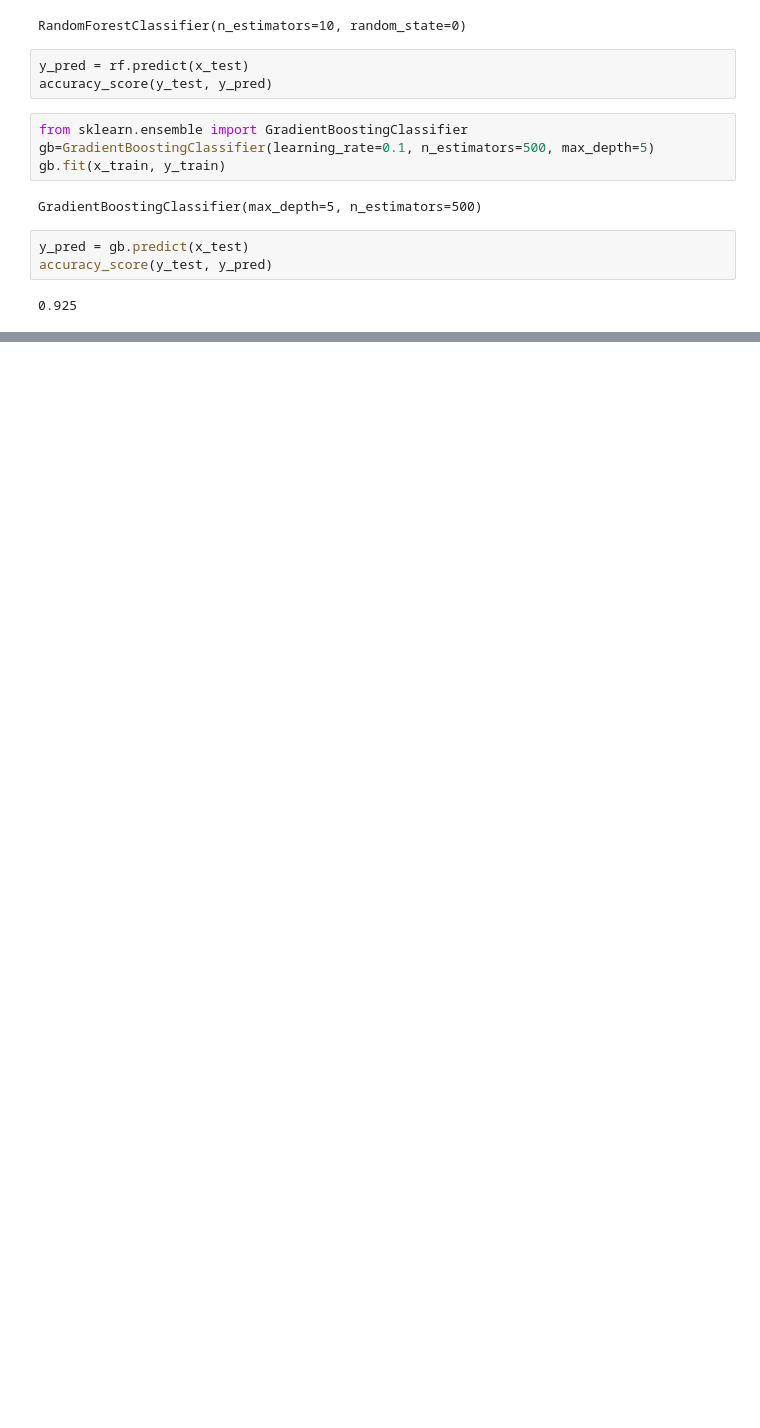
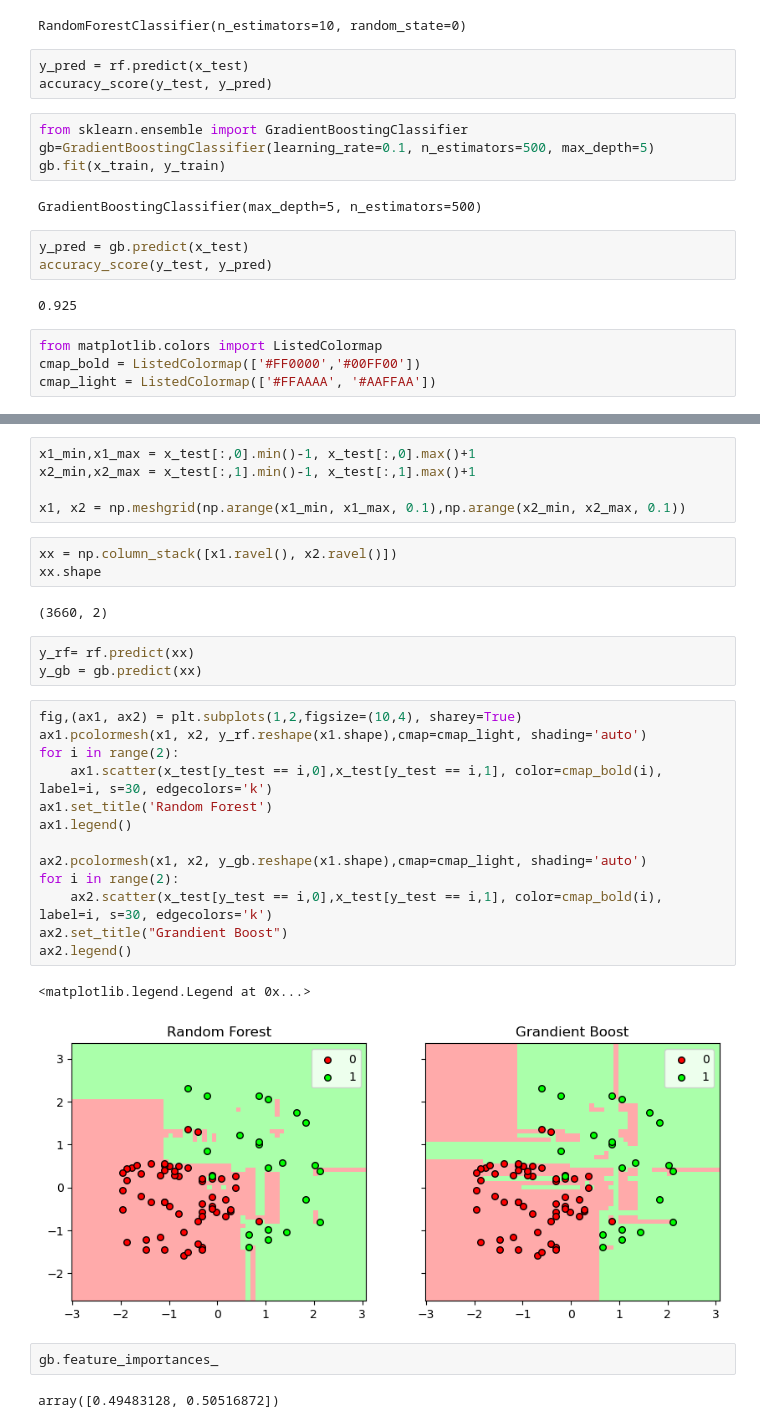
Before and after one commit to ksalung/python, a Jupyter notebook: RandomForest.ipynb, the cells around one changed output, grey strips where cells are left out. Cells and saved outputs as stored; diff of their text form; blank space fills up the shorter version.

Commit message:
RandomForest, Feature Engineer pratice

```diff
--- a/RandomForest.ipynb
+++ b/RandomForest.ipynb
@@ -70,3 +70,7 @@ y_pred = gb.predict(x_test)
 accuracy_score(y_test, y_pred)
 # %% [output]
 0.925
+# %%
+from matplotlib.colors import ListedColormap
+cmap_bold = ListedColormap(['#FF0000','#00FF00'])
+cmap_light = ListedColormap(['#FFAAAA', '#AAFFAA'])
@@ -72,0 +88,33 @@ accuracy_score(y_test, y_pred)
+# %%
+x1_min,x1_max = x_test[:,0].min()-1, x_test[:,0].max()+1
+x2_min,x2_max = x_test[:,1].min()-1, x_test[:,1].max()+1
+
+x1, x2 = np.meshgrid(np.arange(x1_min, x1_max, 0.1),np.arange(x2_min, x2_max, 0.1))
+# %%
+xx = np.column_stack([x1.ravel(), x2.ravel()])
+xx.shape
+# %% [output]
+(3660, 2)
+# %%
+y_rf= rf.predict(xx)
+y_gb = gb.predict(xx)
+# %%
+fig,(ax1, ax2) = plt.subplots(1,2,figsize=(10,4), sharey=True)
+ax1.pcolormesh(x1, x2, y_rf.reshape(x1.shape),cmap=cmap_light, shading='auto')
+for i in range(2):
+    ax1.scatter(x_test[y_test == i,0],x_test[y_test == i,1], color=cmap_bold(i), label=i, s=30, edgecolors='k')
+ax1.set_title('Random Forest')
+ax1.legend()
+
+ax2.pcolormesh(x1, x2, y_gb.reshape(x1.shape),cmap=cmap_light, shading='auto')
+for i in range(2):
+    ax2.scatter(x_test[y_test == i,0],x_test[y_test == i,1], color=cmap_bold(i), label=i, s=30, edgecolors='k')
+ax2.set_title("Grandient Boost")
+ax2.legend()
+# %% [output]
+<matplotlib.legend.Legend at 0x...>
+[figure, added]
+# %%
+gb.feature_importances_
+# %% [output]
+array([0.49483128, 0.50516872])
```
Also changed, not shown: parts of 3 cells of this notebook, 2 other files.
